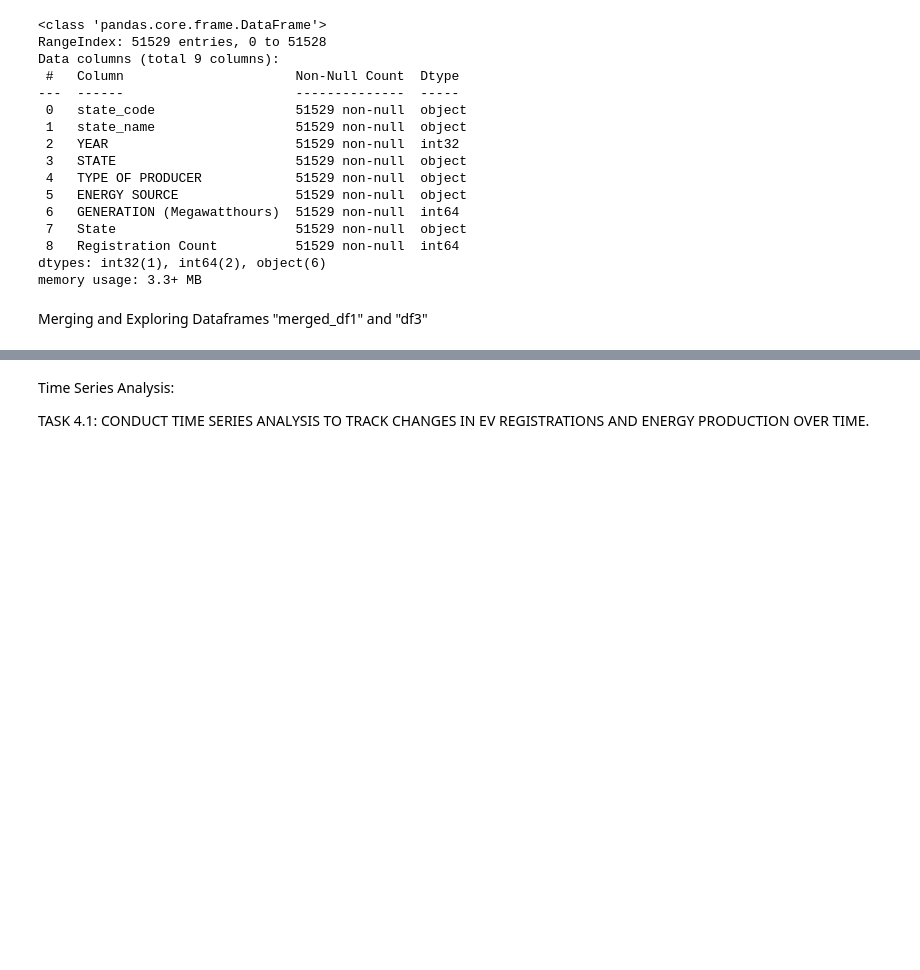
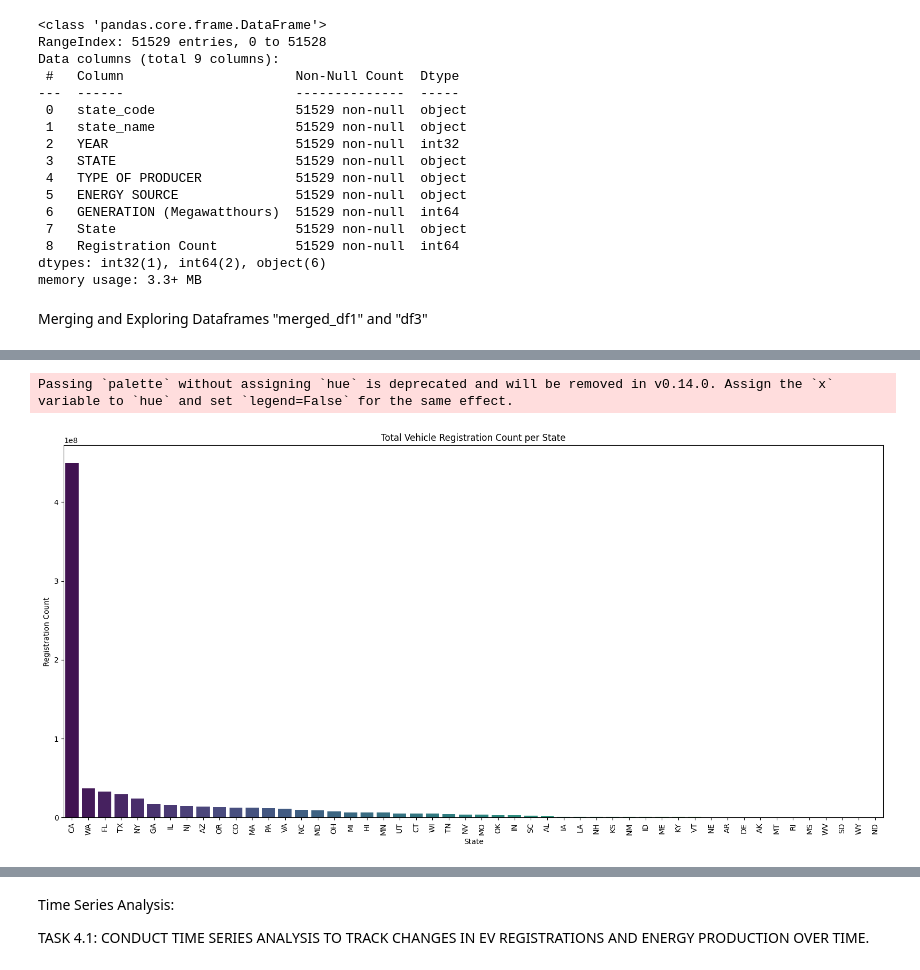
Before and after one commit to Yogesh123-tech/Capstone-EV-Energy-Forecasting, a Jupyter notebook: capstone.ipynb, the cells around one changed output, grey strips where cells are left out. Cells and saved outputs as stored; diff of their text form; code cells hidden in the pictures; blank space fills up the shorter version.

```diff
--- a/capstone.ipynb
+++ b/capstone.ipynb
@@ -276,0 +298,22 @@ GENERATION (Megawatthours)            0.162206                    1.000000
+# %%
+
+# Grouping by 'STATE' and summing 'Registration Count'
+state_registrations = merged_df2.groupby('STATE', as_index=False)['Registration Count'].sum()
+
+state_registrations = state_registrations.sort_values(by='Registration Count', ascending=False)
+
+# Plotting
+plt.figure(figsize=(16, 8))
+sns.barplot(data=state_registrations, x='STATE', y='Registration Count', palette='viridis')
+
+# Add titles and labels
+plt.title('Total Vehicle Registration Count per State')
+plt.xlabel('State')
+plt.ylabel('Registration Count')
+plt.xticks(rotation=90)
+
+plt.tight_layout()
+plt.show()
+# %% [output]
+Passing `palette` without assigning `hue` is deprecated and will be removed in v0.14.0. Assign the `x` variable to `hue` and set `legend=False` for the same effect.
+[figure, added]
```
Also changed, not shown: parts of 36 cells of this notebook.
